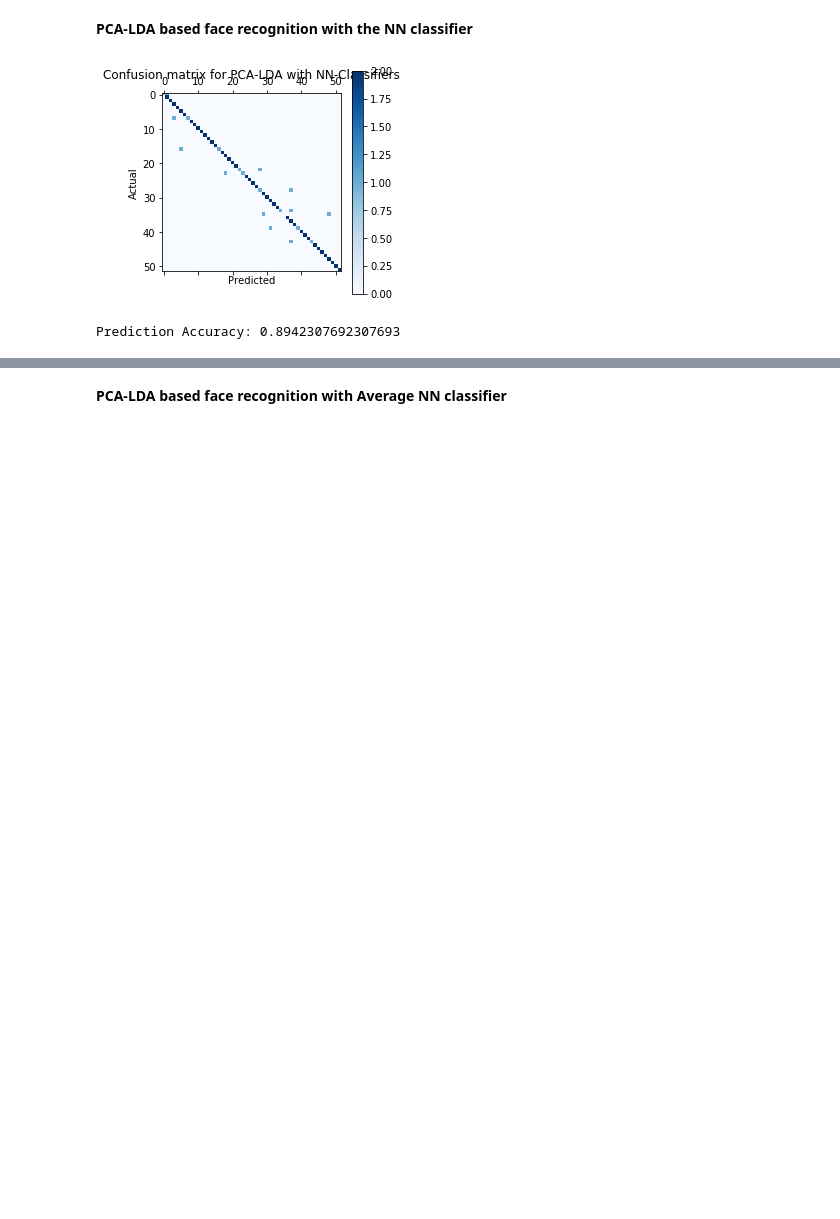
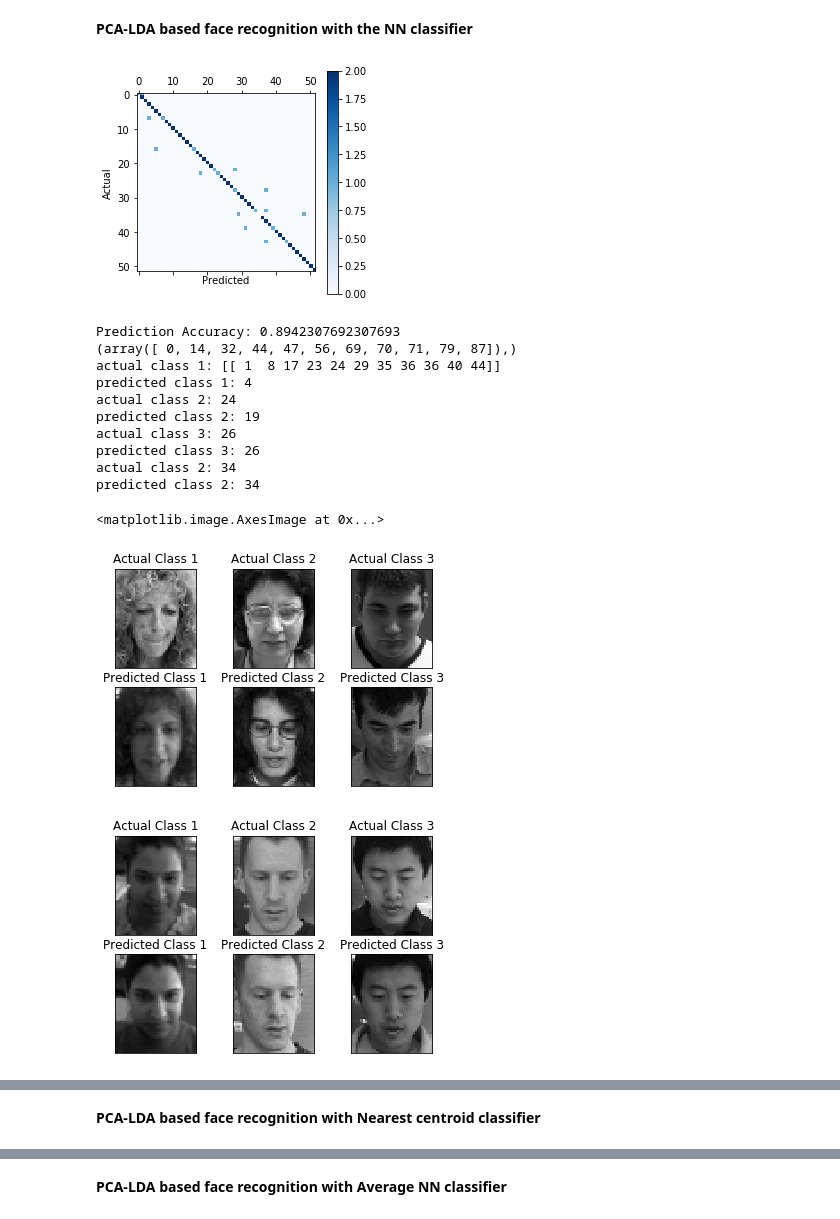
Before and after one commit to Karcsi127/patterrec1, a Jupyter notebook: exercise3.ipynb, the cells around one changed output, grey strips where cells are left out. Cells and saved outputs as stored; diff of their text form; code cells hidden in the pictures; blank space fills up the shorter version.

```diff
--- a/exercise3.ipynb
+++ b/exercise3.ipynb
@@ -249,33 +254,93 @@ train_LDA = Wopt_transposed.dot(train_pic_norm.T) # each picture is represented
 test_norm = (test[:,:PIC_SIZE] - global_mean)
 test_LDA = Wopt_transposed.dot(test_norm.T) #each picture is represented by a column
 
 # Reshape and repeat matrices to allow easier manipulation
 train_LDA_reshape_NN = np.repeat(train_LDA.reshape(Mlda,TRAIN_SIZE,1),TEST_SIZE, axis=2) #afterwards: axis-0: projected values, axis-1: training pictures, axis-2: repeated values
 test_LDA_reshape_NN = np.repeat(test_LDA.reshape(Mlda,1,TEST_SIZE), TRAIN_SIZE, axis=1) #afterwards: axis-0: projected values, axis-1: repeated values, axis-2: test pictures
 
 # Compute nearest neighbours
 LDA_distances = np.linalg.norm(test_LDA_reshape_NN-train_LDA_reshape_NN, axis=0) # axis-0: training picture, axis-1: test picture
 
 # Determine the nearest training picture
 nearest_trainpic = LDA_distances.argmin(axis=0)
 
 # Determine the nearest classes
 classes_pred_NN = training[nearest_trainpic,PIC_SIZE]
 classes_act_NN = test[:,PIC_SIZE]
 
 # Print the corresponding confusion matrix
 cm_PCA_LDA_NN = confusion_matrix(classes_act_NN, classes_pred_NN)
 
 plt.matshow(cm_PCA_LDA_NN, cmap = 'Blues')
 plt.colorbar()
 plt.ylabel('Actual')
 plt.xlabel('Predicted')
-plt.title('Confusion matrix for PCA-LDA with NN-Classifiers')
+
 plt.show()
 
 # Determine the prediction accuracy
 accuracy_PCA_LDA_NN = np.sum(classes_pred_NN==classes_act_NN) / classes_act_NN.shape[0]
 print("Prediction Accuracy:",accuracy_PCA_LDA_NN)
+
+print(np.nonzero(classes_pred_NN-classes_act_NN))
+
+print("actual class 1:", test[np.nonzero(classes_pred_NN-classes_act_NN),PIC_SIZE])
+print("predicted class 1:", classes_pred_NN[14])
+
+print("actual class 2:", test[47,PIC_SIZE])
+print("predicted class 2:", classes_pred_NN[47])
+
+print("actual class 3:", test[51,PIC_SIZE])
+print("predicted class 3:", classes_pred_NN[51])
+
+print("actual class 2:", test[67,PIC_SIZE])
+print("predicted class 2:", classes_pred_NN[67])
+
+plt.subplot(231),plt.imshow(np.reshape(test[14,:PIC_SIZE], PIC_DIM).T, cmap = 'gist_gray')
+plt.title('Actual Class 1'), plt.xticks([]), plt.yticks([])
+plt.subplot(232),plt.imshow(np.reshape(test[47,:PIC_SIZE], PIC_DIM).T, cmap = 'gist_gray')
+plt.title('Actual Class 2'), plt.xticks([]), plt.yticks([])
+plt.subplot(233),plt.imshow(np.reshape(test[70,:PIC_SIZE], PIC_DIM).T, cmap = 'gist_gray')
+plt.title('Actual Class 3'), plt.xticks([]), plt.yticks([])
+
+plt.subplot(234),plt.imshow(np.reshape(training[nearest_trainpic[14],:PIC_SIZE], PIC_DIM).T, cmap = 'gist_gray')
+plt.title('Predicted Class 1'), plt.xticks([]), plt.yticks([])
+plt.subplot(235),plt.imshow(np.reshape(training[nearest_trainpic[47],:PIC_SIZE], PIC_DIM).T, cmap = 'gist_gray')
+plt.title('Predicted Class 2'), plt.xticks([]), plt.yticks([])
+plt.subplot(236),plt.imshow(np.reshape(training[nearest_trainpic[70], :PIC_SIZE], PIC_DIM).T, cmap = 'gist_gray')
+plt.title('Predicted Class 3'), plt.xticks([]), plt.yticks([])
+
+plt.figure()
+
+plt.subplot(231),plt.imshow(np.reshape(test[51,:PIC_SIZE], PIC_DIM).T, cmap = 'gist_gray')
+plt.title('Actual Class 1'), plt.xticks([]), plt.yticks([])
+plt.subplot(232),plt.imshow(np.reshape(test[67,:PIC_SIZE], PIC_DIM).T, cmap = 'gist_gray')
+plt.title('Actual Class 2'), plt.xticks([]), plt.yticks([])
+plt.subplot(233),plt.imshow(np.reshape(test[100,:PIC_SIZE], PIC_DIM).T, cmap = 'gist_gray')
+plt.title('Actual Class 3'), plt.xticks([]), plt.yticks([])
+
+plt.subplot(234),plt.imshow(np.reshape(training[nearest_trainpic[51],:PIC_SIZE], PIC_DIM).T, cmap = 'gist_gray')
+plt.title('Predicted Class 1'), plt.xticks([]), plt.yticks([])
+plt.subplot(235),plt.imshow(np.reshape(training[nearest_trainpic[67],:PIC_SIZE], PIC_DIM).T, cmap = 'gist_gray')
+plt.title('Predicted Class 2'), plt.xticks([]), plt.yticks([])
+plt.subplot(236),plt.imshow(np.reshape(training[nearest_trainpic[100], :PIC_SIZE], PIC_DIM).T, cmap = 'gist_gray')
+plt.title('Predicted Class 3'), plt.xticks([]), plt.yticks([])
+
+plt.figure()
+
+plt.imshow(np.reshape(class_sets[35][1,:], PIC_DIM).T, cmap = 'gist_gray')
 # %% [output]
-[figure, old version]
+[figure, new version]
 Prediction Accuracy: 0.8942307692307693
+(array([ 0, 14, 32, 44, 47, 56, 69, 70, 71, 79, 87]),)
+actual class 1: [[ 1  8 17 23 24 29 35 36 36 40 44]]
+predicted class 1: 4
+actual class 2: 24
+predicted class 2: 19
+actual class 3: 26
+predicted class 3: 26
+actual class 2: 34
+predicted class 2: 34
+<matplotlib.image.AxesImage at 0x...>
+[figure, added]
+[figure, added]
@@ -281,0 +348,2 @@ Prediction Accuracy: 0.8942307692307693
+# %% [markdown]
+<b> PCA-LDA based face recognition with Nearest centroid classifier
```
Also changed, not shown: parts of 11 cells of this notebook.
